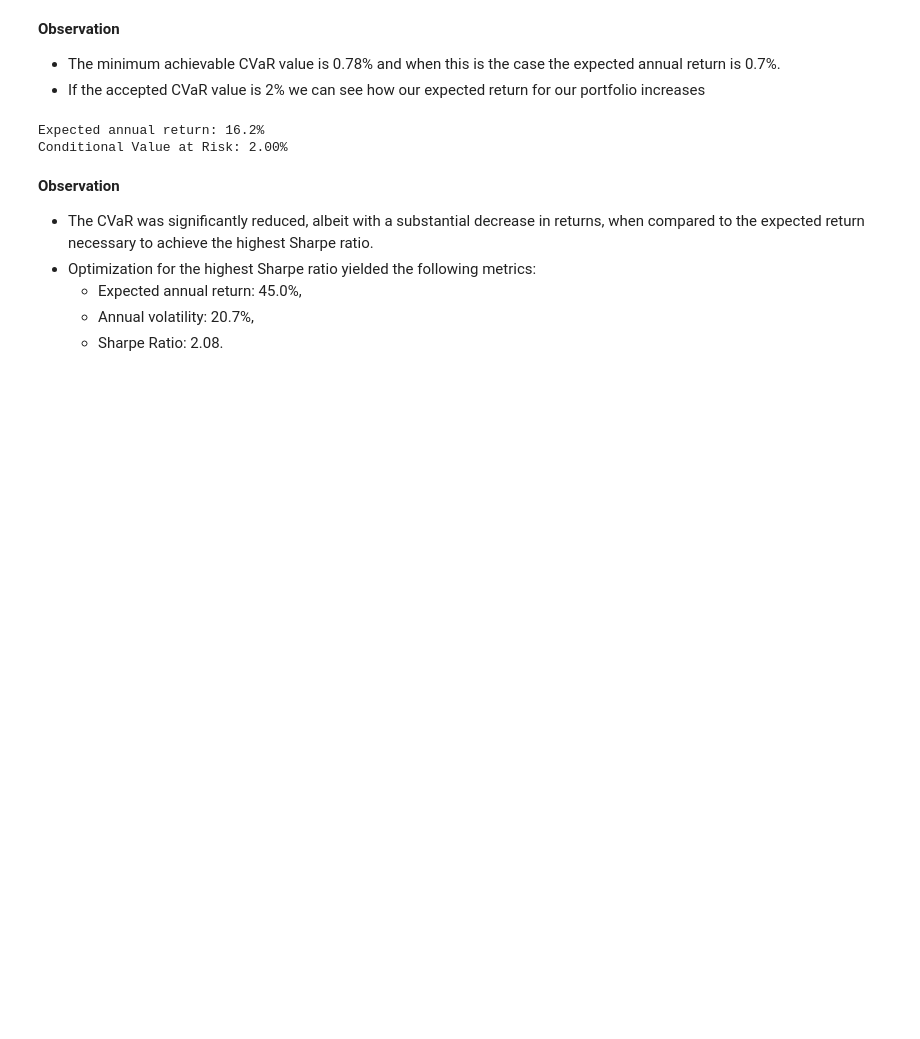
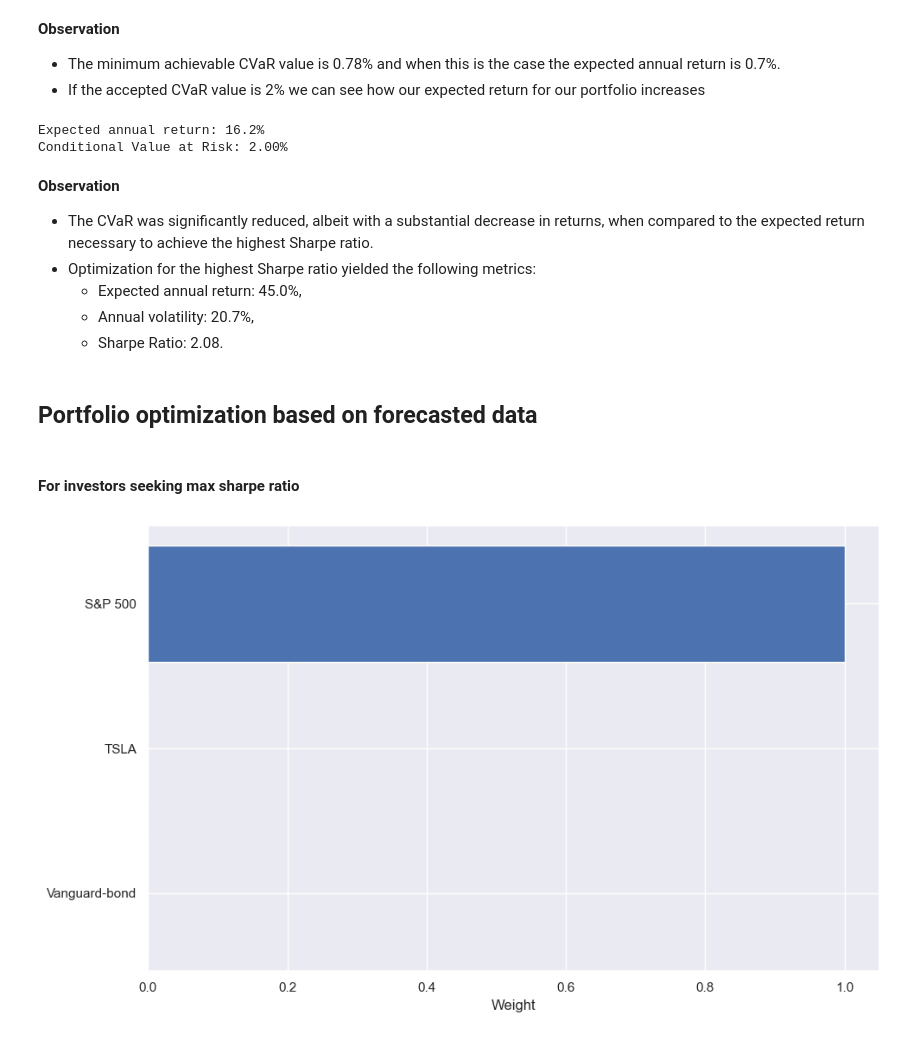
Before and after one commit to Yosef-ft/Portfolio-Management, a Jupyter notebook: notebooks/Financial_Analysis.ipynb, the cells around one changed output. Cells and saved outputs as stored; diff of their text form; code cells hidden in the pictures; blank space fills up the shorter version.

Commit message:
Added portfolio optimization for forcasted values

```diff
--- a/notebooks/Financial_Analysis.ipynb
+++ b/notebooks/Financial_Analysis.ipynb
@@ -167,3 +167,20 @@ Conditional Value at Risk: 2.00%
     - Expected annual return: 45.0%,
     - Annual volatility: 20.7%,
     - Sharpe Ratio: 2.08.
+# %% [markdown]
+## Portfolio optimization based on forecasted data
+# %%
+tsla_price = pd.read_csv('../data/Tesla_price.csv', parse_dates=['Date'], index_col='Date')
+tsla_price.rename({ 'Close': 'TSLA'}, axis=1, inplace=True)
+sp500_price = pd.read_csv('../data/S&P500_ETF_price.csv', parse_dates=['Date'], index_col='Date')
+sp500_price.rename({ 'Close': 'S&P 500'}, axis=1, inplace=True)
+bnd_price = pd.read_csv('../data/Vangard_bond_price.csv', parse_dates=['Date'], index_col='Date')
+bnd_price.rename({ 'Close': 'Vanguard-bond'}, axis=1, inplace=True)
+# %%
+forecasted_data = pd.concat([tsla_price, sp500_price, bnd_price], axis=1)
+# %% [markdown]
+#### For investors seeking max sharpe ratio
+# %%
+portfolio_optimizer.plot_weights(forecasted_data, allow_shorts=False, max_return=True)
+# %% [output]
+[figure, added]
```
Also changed, not shown: parts of 7 cells of this notebook.
